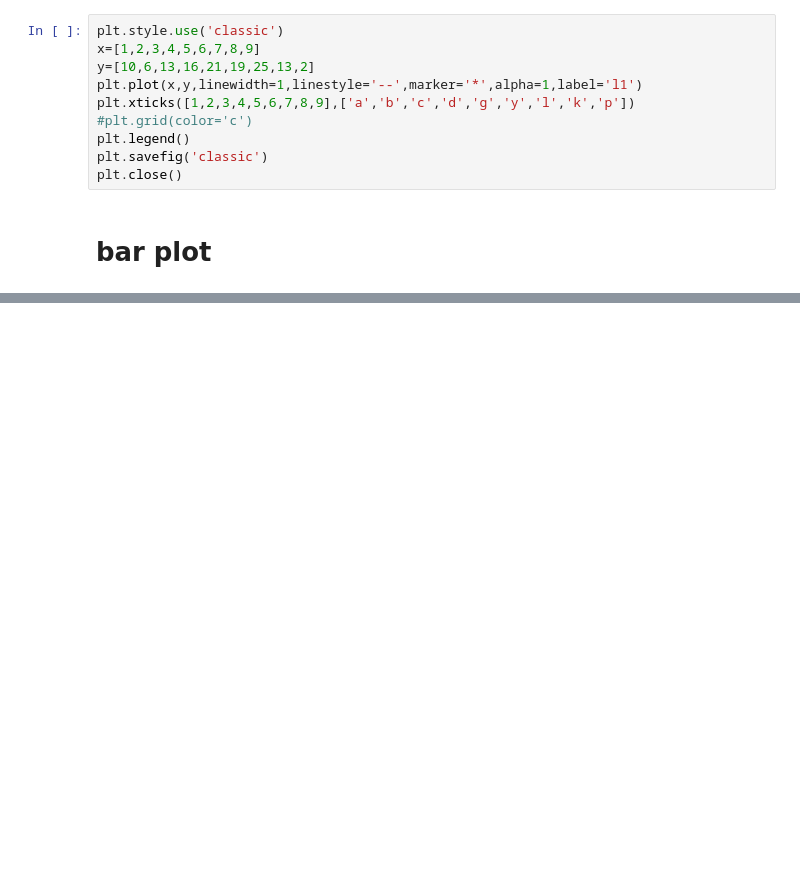
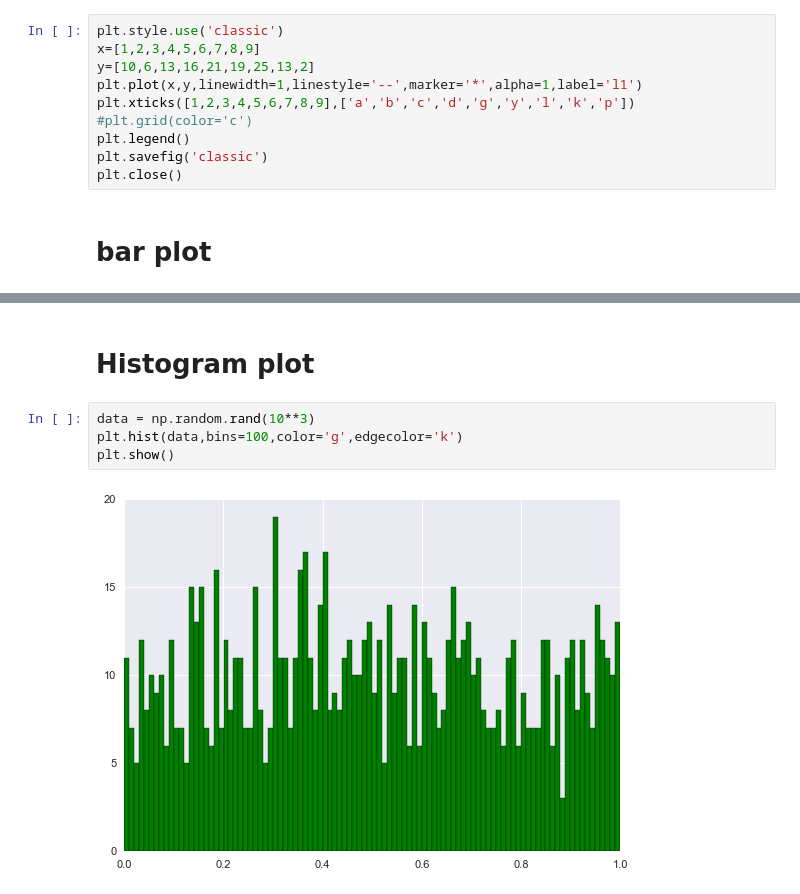
Before and after one commit to starboy007-debug/Matplotlib-seaborn, a Jupyter notebook: matplotlib-seaborn.ipynb, the cells around one changed output, grey strips where cells are left out. Cells and saved outputs as stored; diff of their text form; blank space fills up the shorter version.

Commit message:
hist

```diff
--- a/matplotlib-seaborn.ipynb
+++ b/matplotlib-seaborn.ipynb
@@ -124,0 +168,8 @@ plt.close()
+# %% [markdown]
+# Histogram plot
+# %%
+data = np.random.rand(10**3)
+plt.hist(data,bins=100,color='g',edgecolor='k')
+plt.show()
+# %% [output]
+[figure, added]
```
Also changed, not shown: parts of 4 cells of this notebook.
